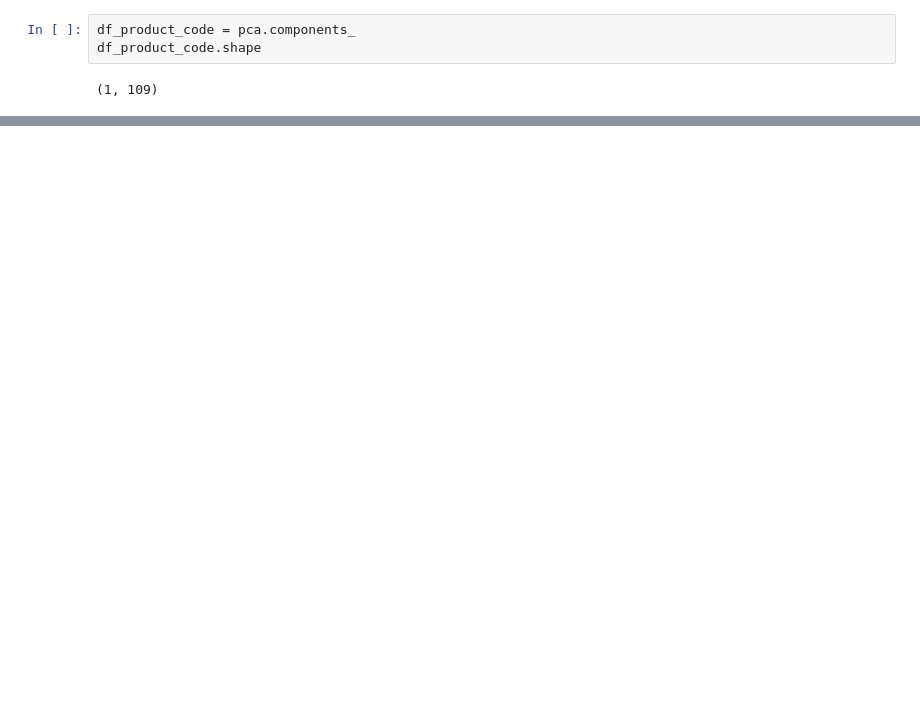
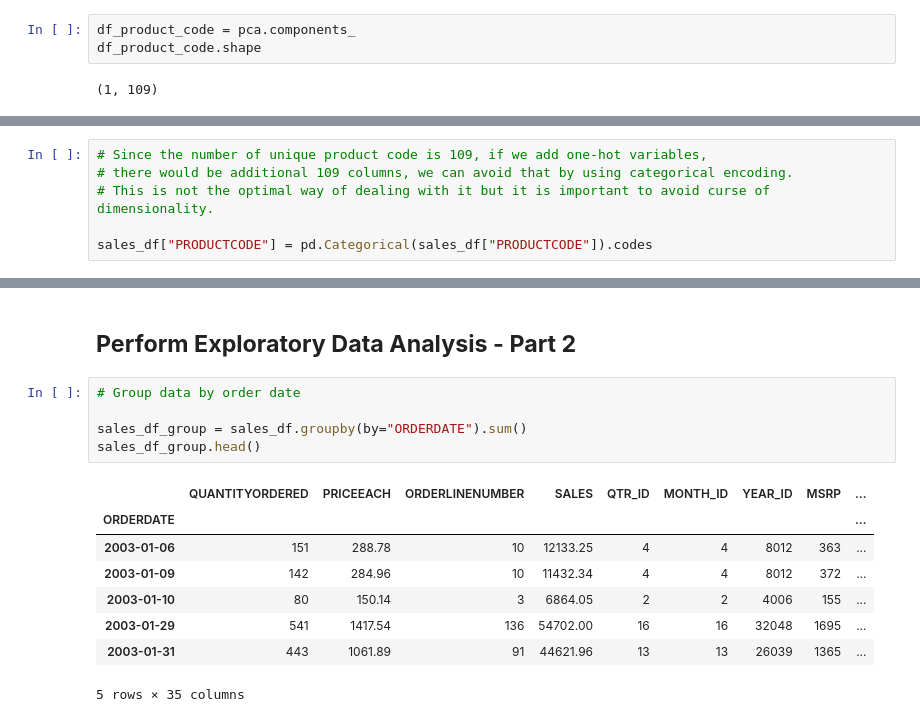
Before and after one commit to Priyo-prog/Artificial-Intelligence-Projects, a Jupyter notebook: AI in Marketing/marketing_ai.ipynb, the cells around one changed output, grey strips where cells are left out. Cells and saved outputs as stored; diff of their text form; blank space fills up the shorter version.

```diff
--- a/AI in Marketing/marketing_ai.ipynb
+++ b/AI in Marketing/marketing_ai.ipynb
@@ -343,0 +380,6 @@ df_product_code.shape
+# %%
+# Since the number of unique product code is 109, if we add one-hot variables,
+# there would be additional 109 columns, we can avoid that by using categorical encoding.
+# This is not the optimal way of dealing with it but it is important to avoid curse of dimensionality.
+
+sales_df["PRODUCTCODE"] = pd.Categorical(sales_df["PRODUCTCODE"]).codes
@@ -343,0 +396,16 @@ df_product_code.shape
+# %% [markdown]
+## **Perform Exploratory Data Analysis - Part 2**
+# %%
+# Group data by order date
+
+sales_df_group = sales_df.groupby(by="ORDERDATE").sum()
+sales_df_group.head()
+# %% [output]
+|  | QUANTITYORDERED | PRICEEACH | ORDERLINENUMBER | SALES | QTR_ID | MONTH_ID | YEAR_ID | MSRP | ... |
+| ORDERDATE |  |  |  |  |  |  |  |  | ... |
+| 2003-01-06 | 151 | 288.78 | 10 | 12133.25 | 4 | 4 | 8012 | 363 | ... |
+| 2003-01-09 | 142 | 284.96 | 10 | 11432.34 | 4 | 4 | 8012 | 372 | ... |
+| 2003-01-10 | 80 | 150.14 | 3 | 6864.05 | 2 | 2 | 4006 | 155 | ... |
+| 2003-01-29 | 541 | 1417.54 | 136 | 54702.00 | 16 | 16 | 32048 | 1695 | ... |
+| 2003-01-31 | 443 | 1061.89 | 91 | 44621.96 | 13 | 13 | 26039 | 1365 | ... |
+5 rows × 35 columns
```
Also changed, not shown: parts of 6 cells of this notebook.
